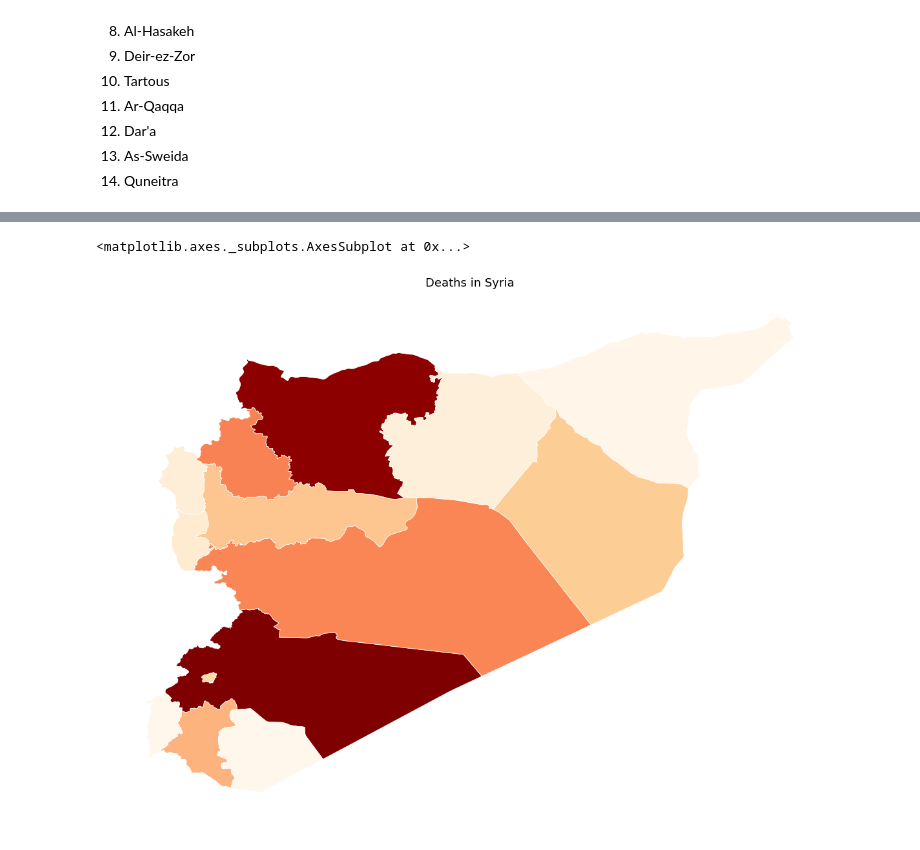
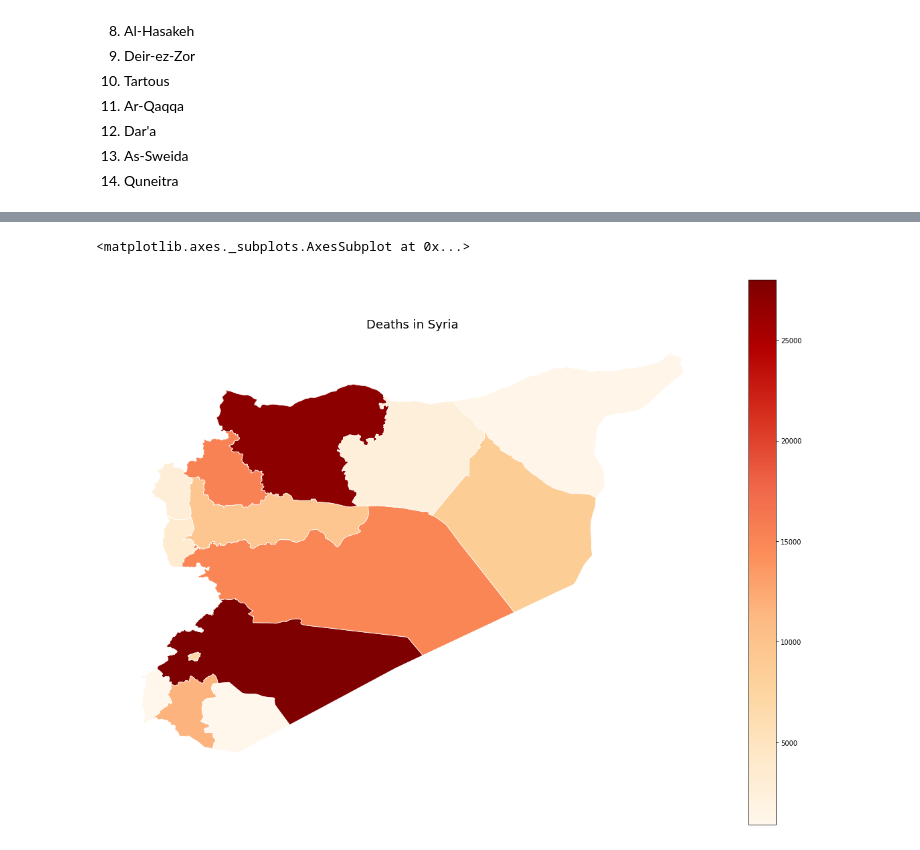
Before and after one commit to romansul/syrian-civil-war, a Jupyter notebook: Choropleth Map CSR.ipynb, the cells around one changed output, grey strips where cells are left out. Saved outputs shown, nothing was run; the diff lists cells and outputs as text; code cells hidden in the pictures.

```diff
--- a/Choropleth Map CSR.ipynb
+++ b/Choropleth Map CSR.ipynb
@@ -134,9 +147,9 @@ map_df.head()
 13. As-Sweida
 14. Quneitra
 # %%
-# dataset = pd.read_csv('all_comb_df.csv', encoding='latin-1', dtype=str)
+dataset = pd.read_csv('vdc_data.csv', encoding='latin-1', dtype=str)
 
-dataset = load('vdc_df')
+# dataset = load('vdc_data')
 dataset
 # %% [output]
 |  | Unnamed: 0 | Photo | Name | Province | Sex | Status | Mother's Name | Date of Birth | ... |
@@ -161,6 +174,10 @@ dataset
 # # lists the unique provinces from the dataset
 # dataset['Province'].unique()
 # %%
-# counts the number of times a province is in the dataset
+# counts the number of times a province is in the dataset for a certain year
+# only takes the year of death
+dataset['Year of Death'] = dataset['Date of death'].str[:4]
+
 # province_count = dataset.groupby('Province', as_index=False).count()
-province_count = dataset.groupby('Province').count()
+province_count = dataset.groupby(['Province', 'Year of Death']).count()
+province_count
@@ -225,24 +266,24 @@ Name: Unnamed: 0, dtype: int64
 # %%
 # create figure and axes for Matplotlib
 fig, ax = plt.subplots(1, figsize=(20,15))
 
 # remove the axis
 ax.axis('off')
 
 # add a title
 ax.set_title('Deaths in Syria', fontdict={'fontsize': '18', 'fontweight' : '3'})
 
 # Create colorbar as a legend
-# cbar = plt.cm.ScalarMappable(cmap='OrRd', norm=plt.Normalize(vmin=900, vmax=28000))
+cbar = plt.cm.ScalarMappable(cmap='OrRd', norm=plt.Normalize(vmin=900, vmax=28000))
 
-# # empty array for the data range
-# cbar._A = []
+# empty array for the data range
+cbar._A = []
 
-# # add the colorbar to the figure
-# cbar = fig.colorbar(cbar)
+# add the colorbar to the figure
+cbar = fig.colorbar(cbar)
 
 # creates the map
 merged.plot(column='Unnamed: 0', ax=ax, cmap='OrRd', linewidth=0.8, edgecolor='1.0')
 # %% [output]
 <matplotlib.axes._subplots.AxesSubplot at 0x...>
-[figure, old version]
+[figure, new version]
```
Also changed, not shown: parts of 11 cells of this notebook.
